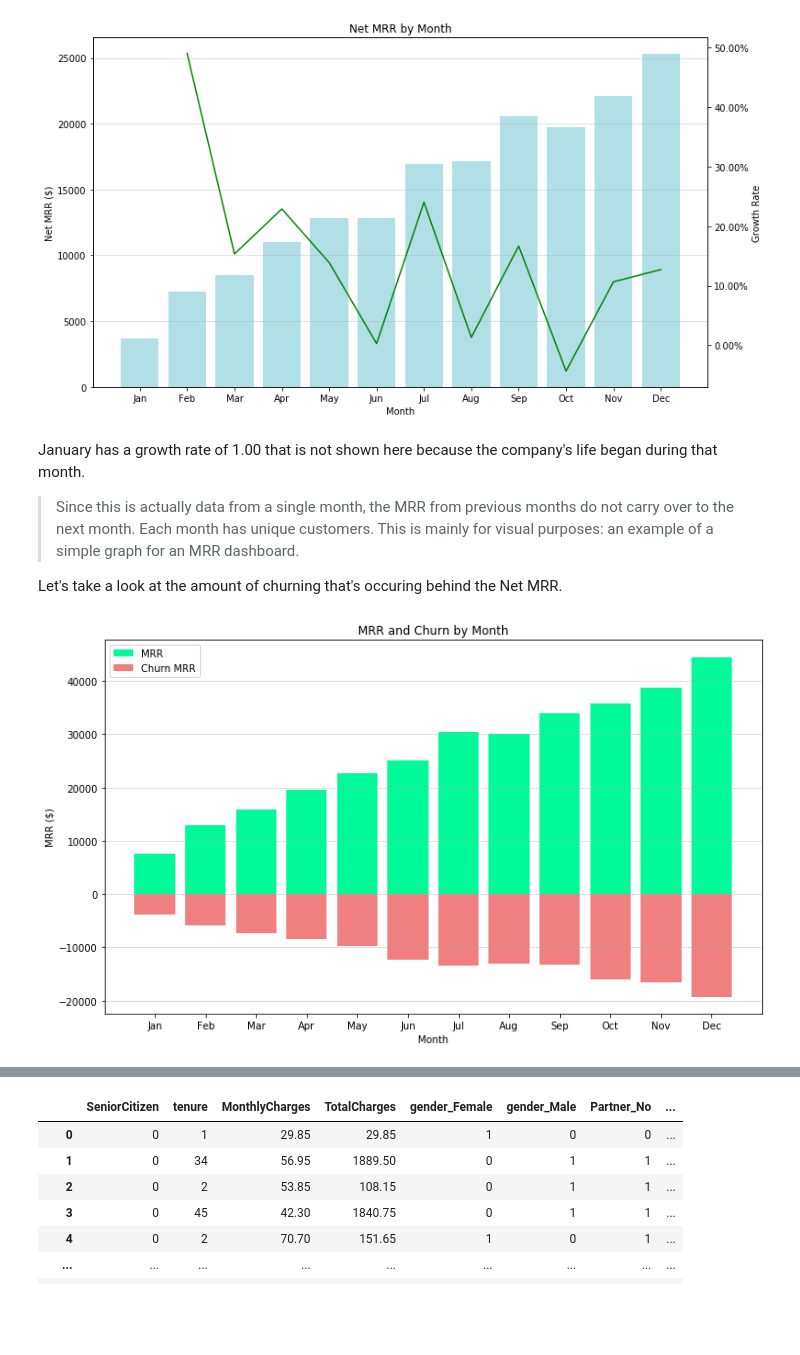
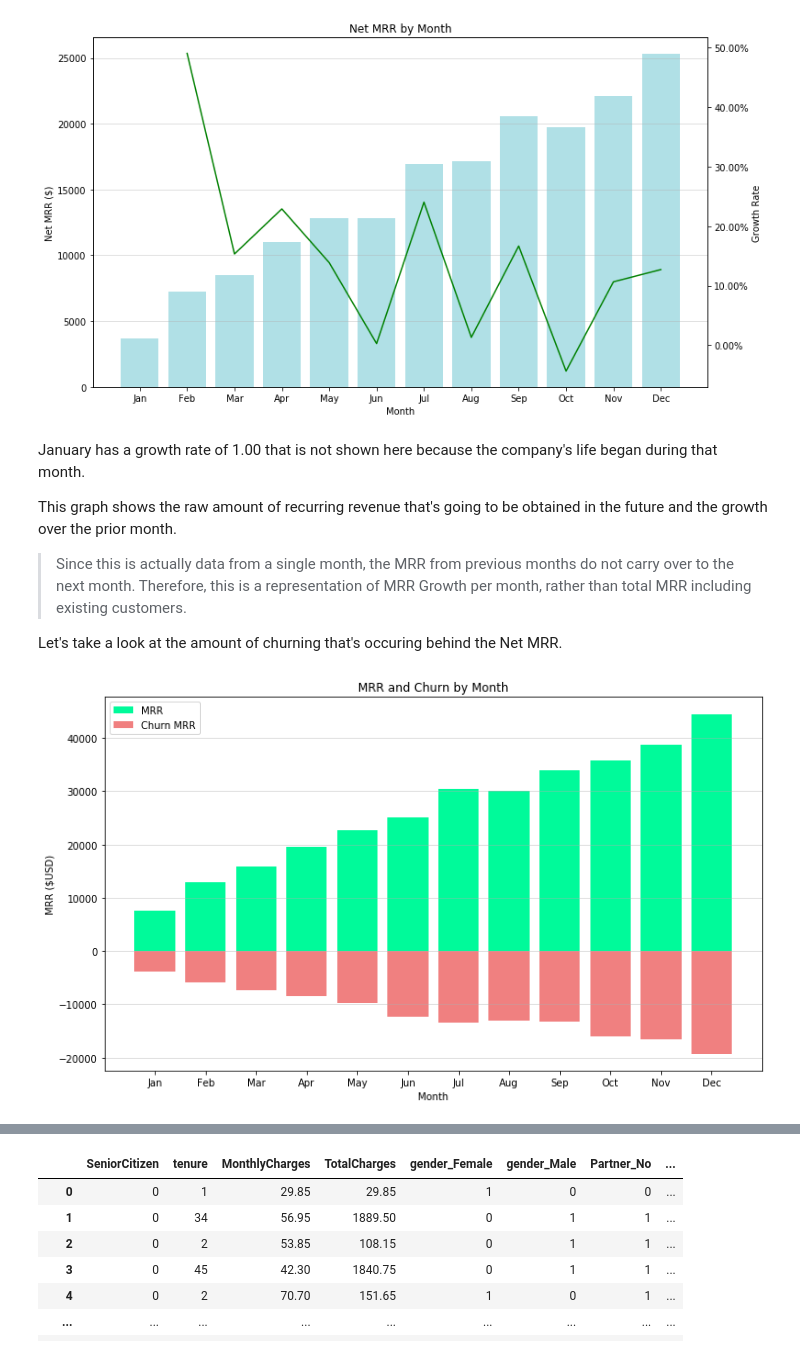
Before and after one commit to Mushtatoes/telecom-business, a Jupyter notebook: Subscription_Based_Business_Model.ipynb, the cells around one changed output, grey strips where cells are left out. Saved outputs shown, nothing was run; the diff lists cells and outputs as text; code cells hidden in the pictures; blank space fills up the shorter version.

```diff
--- a/Subscription_Based_Business_Model.ipynb
+++ b/Subscription_Based_Business_Model.ipynb
@@ -130,26 +132,28 @@ plt.show()
 # %% [markdown]
 January has a growth rate of 1.00 that is not shown here because the company's life began during that month.
 
-> Since this is actually data from a single month, the MRR from previous months do not carry over to the next month. Each month has unique customers. This is mainly for visual purposes: an example of a simple graph for an MRR dashboard.
+This graph shows the raw amount of recurring revenue that's going to be obtained in the future and the growth over the prior month.
+
+> Since this is actually data from a single month, the MRR from previous months do not carry over to the next month. Therefore, this is a representation of MRR Growth per month, rather than total MRR including existing customers.
 
 Let's take a look at the amount of churning that's occuring behind the Net MRR.
 # %%
 mrr_rev = monthly_rev_df.MRR
 churn_rev = monthly_rev_df.ChurnMRR
 
 plt.figure(figsize = (12,7))
 p1 = plt.bar(x, mrr_rev, color = 'mediumspringgreen')
 p2 = plt.bar(x, -churn_rev, color = 'lightcoral')
 
 plt.xticks(x, months)
 plt.xlabel('Month')
-plt.ylabel('MRR ($)')
+plt.ylabel('MRR ($USD)')
 plt.title('MRR and Churn by Month')
 plt.grid(axis = 'y', alpha = 0.5)
 
 plt.legend(['MRR','Churn MRR'])
 
 plt.show()
 # %% [output]
-[figure, old version]
+[figure, new version]
 # %% [markdown]
```
Also changed, not shown: parts of 21 cells of this notebook.
